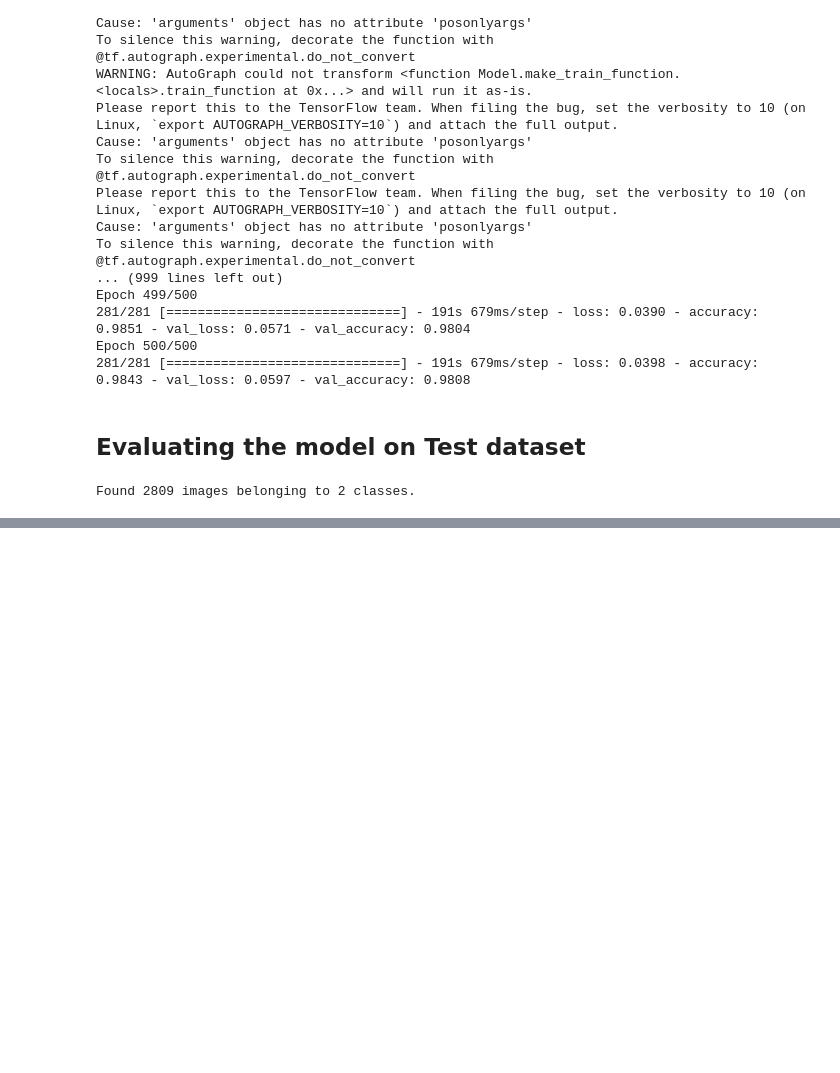
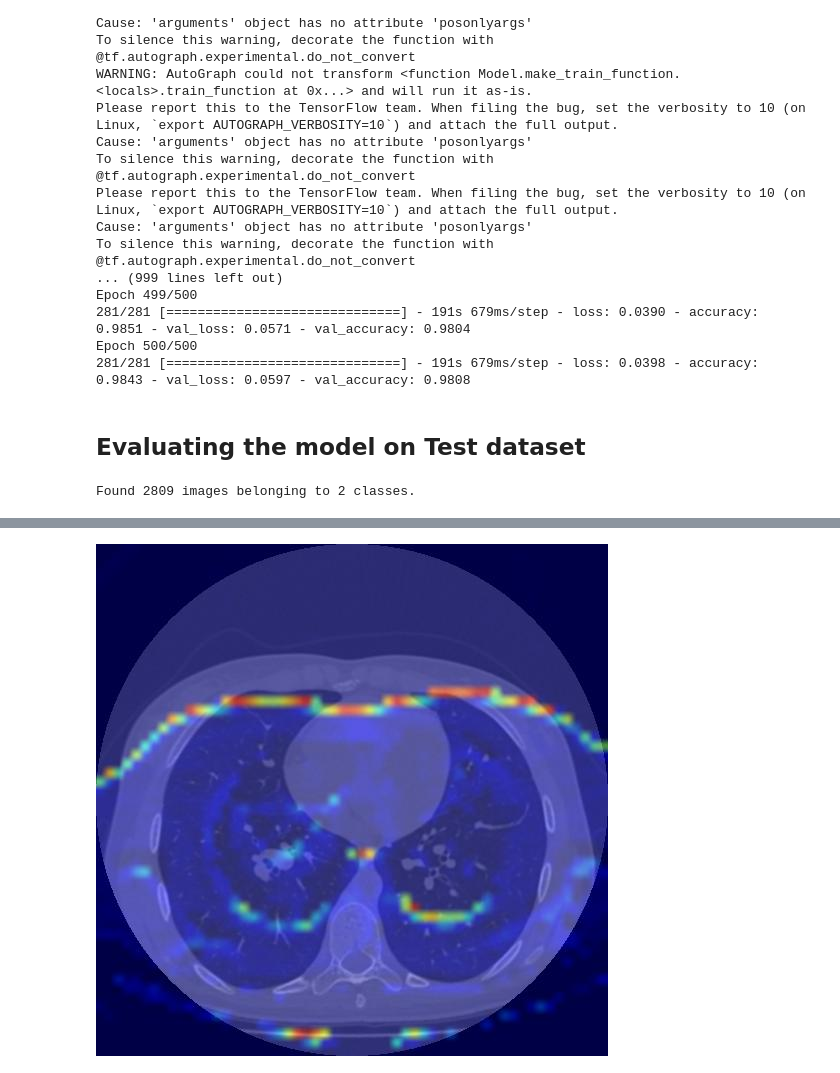
Before and after one commit to RajenRanjithkumar/Medical-Image-Analysis, a Jupyter notebook: raw.ipynb, the cells around one changed output, grey strips where cells are left out. Drawn from its saved outputs; the diff is of its cells as text; code cells hidden in the pictures; blank space fills up the shorter version.

```diff
--- a/raw.ipynb
+++ b/raw.ipynb
@@ -236,0 +326,7 @@ plt.show()
+# %%
+IMAGE_PATH = "D:/Project2022/res/split_dataset/original/test/covid/sample_covid_567.png"
+#model = tf.keras.applications.vgg16.VGG16(weights="imagenet", include_top=True)
+img = tf.keras.preprocessing.image.load_img(IMAGE_PATH, target_size=(244, 244))
+img = tf.keras.preprocessing.image.img_to_array(img)
+img = img.reshape(1,244,244,3)
+img.shape
@@ -236,0 +436,41 @@ plt.show()
+# %%
+def save_and_display_gradcam(img_path, heatmap, cam_path="cam.jpg", alpha=1):
+    # Load the original image
+    img = tf.keras.preprocessing.image.load_img(img_path)
+    img = tf.keras.preprocessing.image.img_to_array(img)
+
+    # Rescale heatmap to a range 0-255
+    heatmap = np.uint8(255 * heatmap)
+
+    # Use jet colormap to colorize heatmap
+    jet = cm.get_cmap("jet")
+
+    # Use RGB values of the colormap
+    jet_colors = jet(np.arange(256))[:, :3]
+    jet_heatmap = jet_colors[heatmap]
+
+    # Create an image with RGB colorized heatmap
+    jet_heatmap = keras.preprocessing.image.array_to_img(jet_heatmap)
+    jet_heatmap = jet_heatmap.resize((img.shape[1], img.shape[0]))
+    jet_heatmap = keras.preprocessing.image.img_to_array(jet_heatmap)
+
+    # Superimpose the heatmap on original image
+    superimposed_img = jet_heatmap * alpha + img
+    superimposed_img = keras.preprocessing.image.array_to_img(superimposed_img)
+
+    # Save the superimposed image
+    superimposed_img.save(cam_path)
+
+    # Display Grad CAM
+    display(Image(cam_path))
+
+
+
+IMAGE_PATH = "D:/Project2022/res/split_dataset/original/test/normal/sample_normal_89.png"
+img = tf.keras.preprocessing.image.load_img(IMAGE_PATH, target_size=(244, 244))
+img = tf.keras.preprocessing.image.img_to_array(img)
+img = img.reshape(1,244,244,3)
+
+save_and_display_gradcam(IMAGE_PATH, heatmap)
+# %% [output]
+[figure, added]
```
Also changed, not shown: parts of 23 cells of this notebook.
